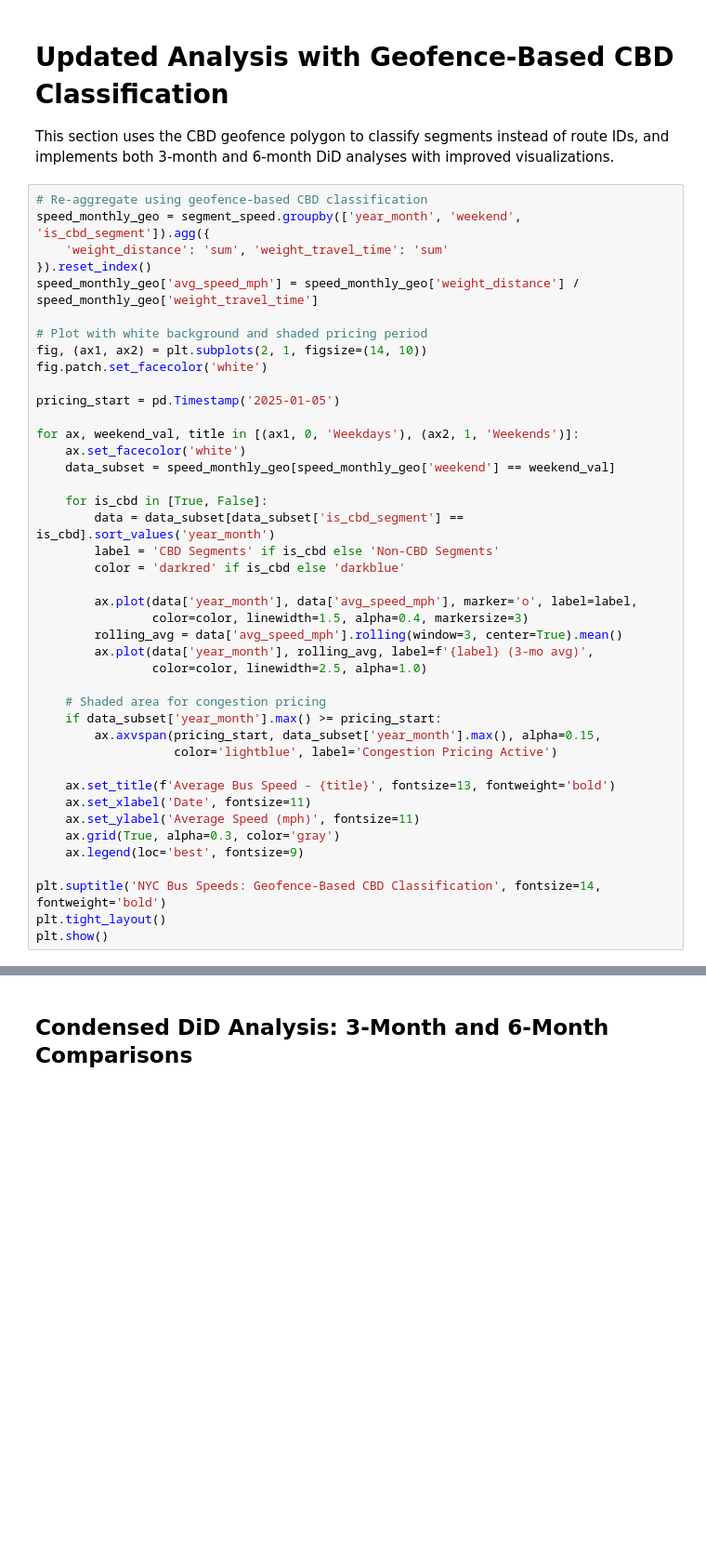
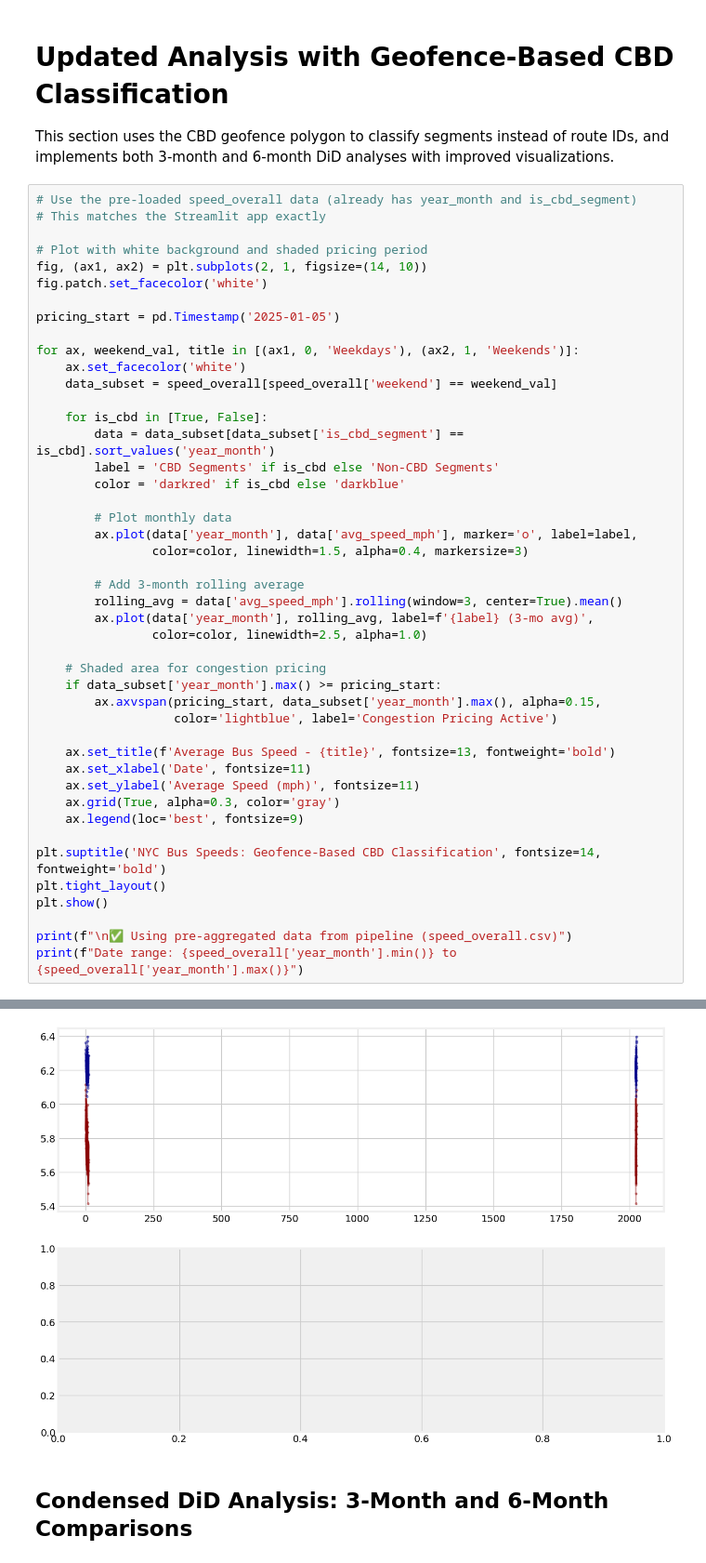
Before and after one commit to kaspar-soukup/nyc_bus_analysis, a Jupyter notebook: notebooks/Analysis.ipynb, the cells around one changed output, grey strips where cells are left out. Shown at 93% size. Cells and saved outputs as stored; diff of their text form; blank space fills up the shorter version.

```diff
--- a/notebooks/Analysis.ipynb
+++ b/notebooks/Analysis.ipynb
@@ -855,11 +830,8 @@ print("\n" + "="*80)
 
 This section uses the CBD geofence polygon to classify segments instead of route IDs, and implements both 3-month and 6-month DiD analyses with improved visualizations.
 # %%
-# Re-aggregate using geofence-based CBD classification
-speed_monthly_geo = segment_speed.groupby(['year_month', 'weekend', 'is_cbd_segment']).agg({
-    'weight_distance': 'sum', 'weight_travel_time': 'sum'
-}).reset_index()
-speed_monthly_geo['avg_speed_mph'] = speed_monthly_geo['weight_distance'] / speed_monthly_geo['weight_travel_time']
+# Use the pre-loaded speed_overall data (already has year_month and is_cbd_segment)
+# This matches the Streamlit app exactly
 
 # Plot with white background and shaded pricing period
 fig, (ax1, ax2) = plt.subplots(2, 1, figsize=(14, 10))
@@ -869,15 +841,18 @@ pricing_start = pd.Timestamp('2025-01-05')
 
 for ax, weekend_val, title in [(ax1, 0, 'Weekdays'), (ax2, 1, 'Weekends')]:
     ax.set_facecolor('white')
-    data_subset = speed_monthly_geo[speed_monthly_geo['weekend'] == weekend_val]
+    data_subset = speed_overall[speed_overall['weekend'] == weekend_val]
 
     for is_cbd in [True, False]:
         data = data_subset[data_subset['is_cbd_segment'] == is_cbd].sort_values('year_month')
         label = 'CBD Segments' if is_cbd else 'Non-CBD Segments'
         color = 'darkred' if is_cbd else 'darkblue'
 
+        # Plot monthly data
         ax.plot(data['year_month'], data['avg_speed_mph'], marker='o', label=label,
                 color=color, linewidth=1.5, alpha=0.4, markersize=3)
+
+        # Add 3-month rolling average
         rolling_avg = data['avg_speed_mph'].rolling(window=3, center=True).mean()
         ax.plot(data['year_month'], rolling_avg, label=f'{label} (3-mo avg)',
                 color=color, linewidth=2.5, alpha=1.0)
@@ -896,4 +871,7 @@ for ax, weekend_val, title in [(ax1, 0, 'Weekdays'), (ax2, 1, 'Weekends')]:
 plt.suptitle('NYC Bus Speeds: Geofence-Based CBD Classification', fontsize=14, fontweight='bold')
 plt.tight_layout()
 plt.show()
+
+print(f"\n✅ Using pre-aggregated data from pipeline (speed_overall.csv)")
+print(f"Date range: {speed_overall['year_month'].min()} to {speed_overall['year_month'].max()}")
 # %% [output]
@@ -901,2 +879,3 @@ KeyError: 'year_month'
+[figure, added]
 # %% [markdown]
 ## Condensed DiD Analysis: 3-Month and 6-Month Comparisons
```
Also changed, not shown: parts of 7 cells of this notebook, 2 other files.
